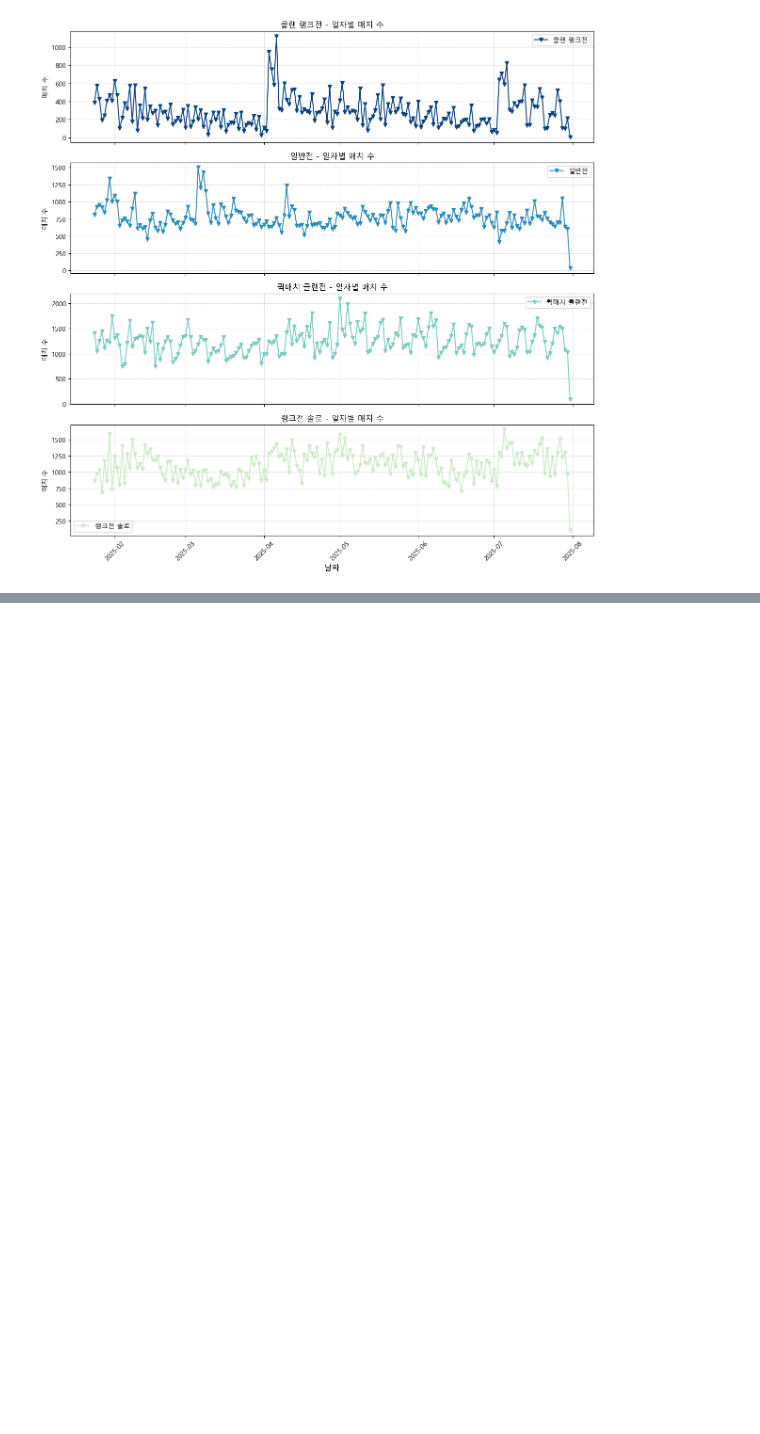
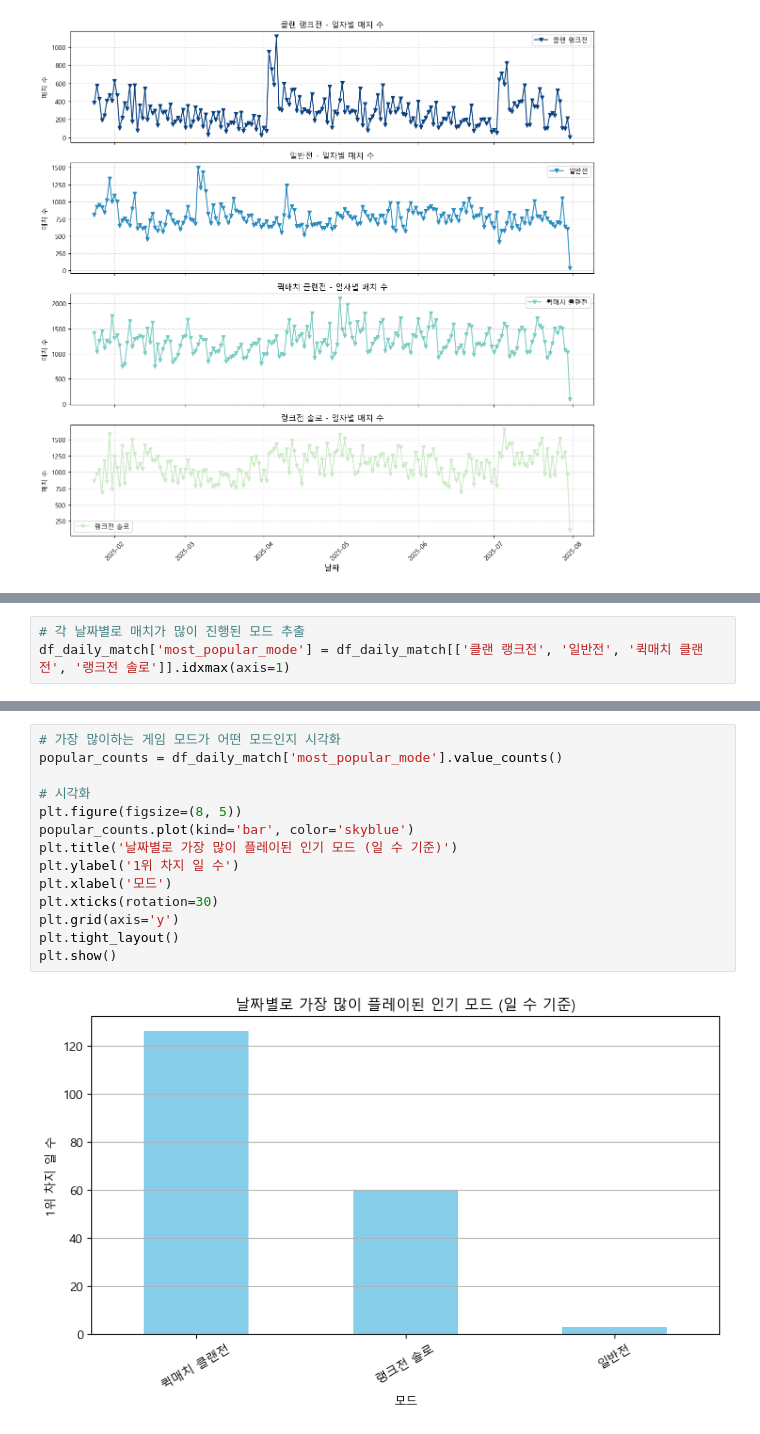
Before and after one commit to pjjongho/NEXON_API, a Jupyter notebook: SA/api_request/match/match_eda.ipynb, the cells around one changed output, grey strips where cells are left out. Cells and saved outputs as stored; diff of their text form; blank space fills up the shorter version.

```diff
--- a/SA/api_request/match/match_eda.ipynb
+++ b/SA/api_request/match/match_eda.ipynb
@@ -136,0 +287,3 @@ plt.show()
+# %%
+# 각 날짜별로 매치가 많이 진행된 모드 추출
+df_daily_match['most_popular_mode'] = df_daily_match[['클랜 랭크전', '일반전', '퀵매치 클랜전', '랭크전 솔로']].idxmax(axis=1)
@@ -136,0 +298,16 @@ plt.show()
+# %%
+# 가장 많이하는 게임 모드가 어떤 모드인지 시각화
+popular_counts = df_daily_match['most_popular_mode'].value_counts()
+
+# 시각화
+plt.figure(figsize=(8, 5))
+popular_counts.plot(kind='bar', color='skyblue')
+plt.title('날짜별로 가장 많이 플레이된 인기 모드 (일 수 기준)')
+plt.ylabel('1위 차지 일 수')
+plt.xlabel('모드')
+plt.xticks(rotation=30)
+plt.grid(axis='y')
+plt.tight_layout()
+plt.show()
+# %% [output]
+[figure, added]
```
Also changed, not shown: parts of 23 cells of this notebook, 1 other file.
